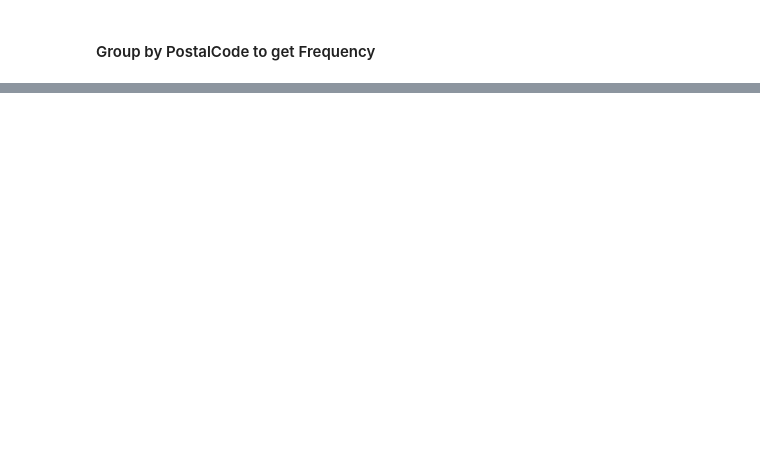
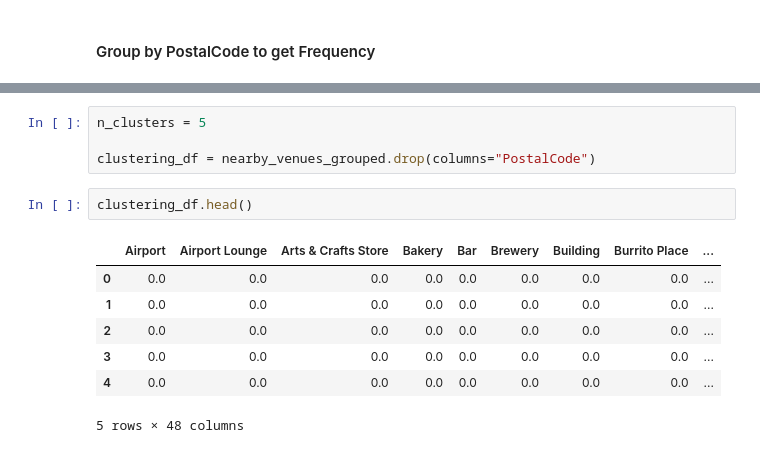
Before and after one commit to amypeniston/data-science-capstone-project, a Jupyter notebook: Scraping_and_Clustering.ipynb, the cells around one changed output, grey strips where cells are left out. Drawn from its saved outputs; the diff is of its cells as text; blank space fills up the shorter version.

```diff
--- a/Scraping_and_Clustering.ipynb
+++ b/Scraping_and_Clustering.ipynb
@@ -371,0 +434,14 @@ for idx, row in nearby_venues_grouped.iterrows():
+# %%
+n_clusters = 5
+
+clustering_df = nearby_venues_grouped.drop(columns="PostalCode")
+# %%
+clustering_df.head()
+# %% [output]
+|  | Airport | Airport Lounge | Arts & Crafts Store | Bakery | Bar | Brewery | Building | Burrito Place | ... |
+| 0 | 0.0 | 0.0 | 0.0 | 0.0 | 0.0 | 0.0 | 0.0 | 0.0 | ... |
+| 1 | 0.0 | 0.0 | 0.0 | 0.0 | 0.0 | 0.0 | 0.0 | 0.0 | ... |
+| 2 | 0.0 | 0.0 | 0.0 | 0.0 | 0.0 | 0.0 | 0.0 | 0.0 | ... |
+| 3 | 0.0 | 0.0 | 0.0 | 0.0 | 0.0 | 0.0 | 0.0 | 0.0 | ... |
+| 4 | 0.0 | 0.0 | 0.0 | 0.0 | 0.0 | 0.0 | 0.0 | 0.0 | ... |
+5 rows × 48 columns
```
Also changed, not shown: parts of 30 cells of this notebook.
